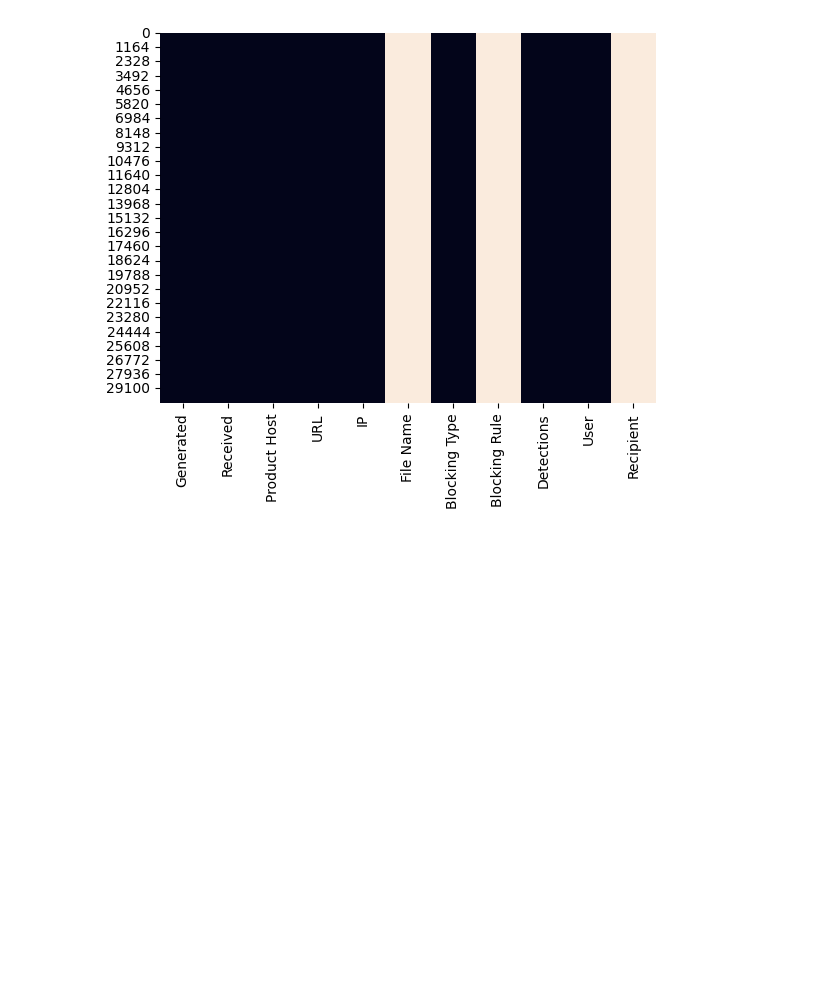
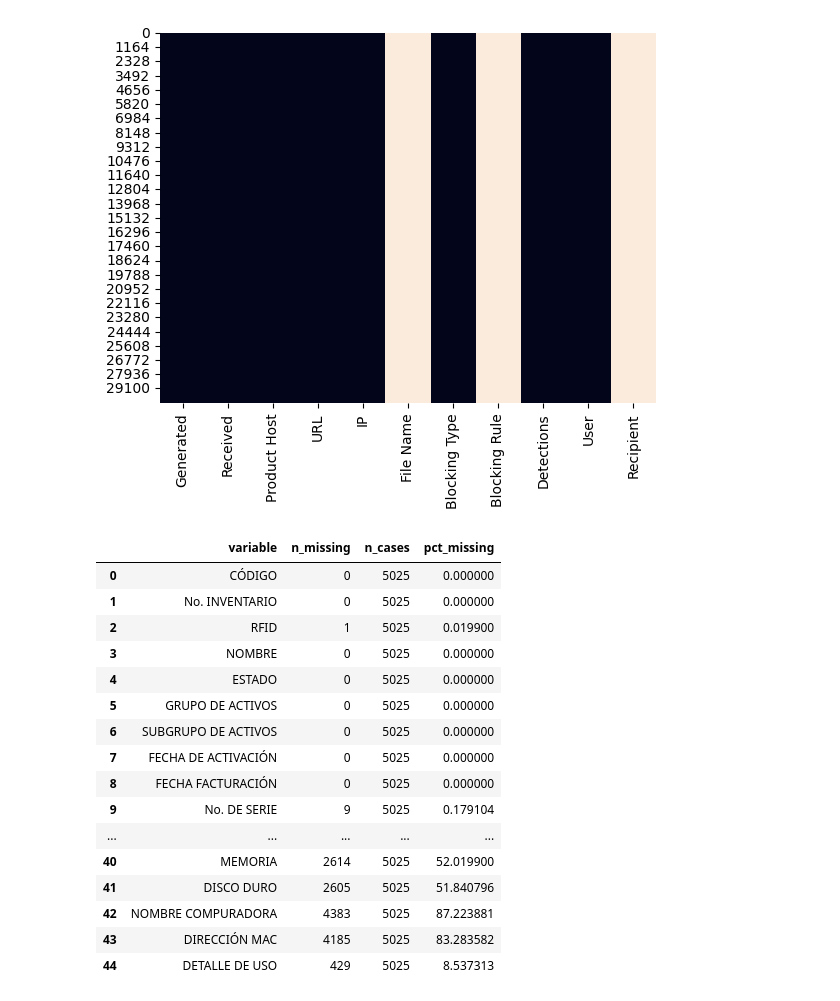
Before and after one commit to mpjuarez/introduccion-IA, a Jupyter notebook: TT_IA.ipynb, the cells around one changed output. Saved outputs shown, nothing was run; the diff lists cells and outputs as text; code cells hidden in the pictures; blank space fills up the shorter version.

```diff
--- a/TT_IA.ipynb
+++ b/TT_IA.ipynb
@@ -151,3 +151,25 @@ sns.heatmap(Web_security.isnull(), cbar=False)
 plt.show()
 # %% [output]
 [figure]
+# %%
+# Dataset activos MST
+# Se revisa el porcentaje de valores vacíos por cada columna
+Activos_MST.missing.missing_variable_summary ()
+# %% [output]
+|  | variable | n_missing | n_cases | pct_missing |
+| 0 | CÓDIGO | 0 | 5025 | 0.000000 |
+| 1 | No. INVENTARIO | 0 | 5025 | 0.000000 |
+| 2 | RFID | 1 | 5025 | 0.019900 |
+| 3 | NOMBRE | 0 | 5025 | 0.000000 |
+| 4 | ESTADO | 0 | 5025 | 0.000000 |
+| 5 | GRUPO DE ACTIVOS | 0 | 5025 | 0.000000 |
+| 6 | SUBGRUPO DE ACTIVOS | 0 | 5025 | 0.000000 |
+| 7 | FECHA DE ACTIVACIÓN | 0 | 5025 | 0.000000 |
+| 8 | FECHA FACTURACIÓN | 0 | 5025 | 0.000000 |
+| 9 | No. DE SERIE | 9 | 5025 | 0.179104 |
+| ... | ... | ... | ... | ... |
+| 40 | MEMORIA | 2614 | 5025 | 52.019900 |
+| 41 | DISCO DURO | 2605 | 5025 | 51.840796 |
+| 42 | NOMBRE COMPURADORA | 4383 | 5025 | 87.223881 |
+| 43 | DIRECCIÓN MAC | 4185 | 5025 | 83.283582 |
+| 44 | DETALLE DE USO | 429 | 5025 | 8.537313 |
```
Also changed, not shown: parts of 5 cells of this notebook.
